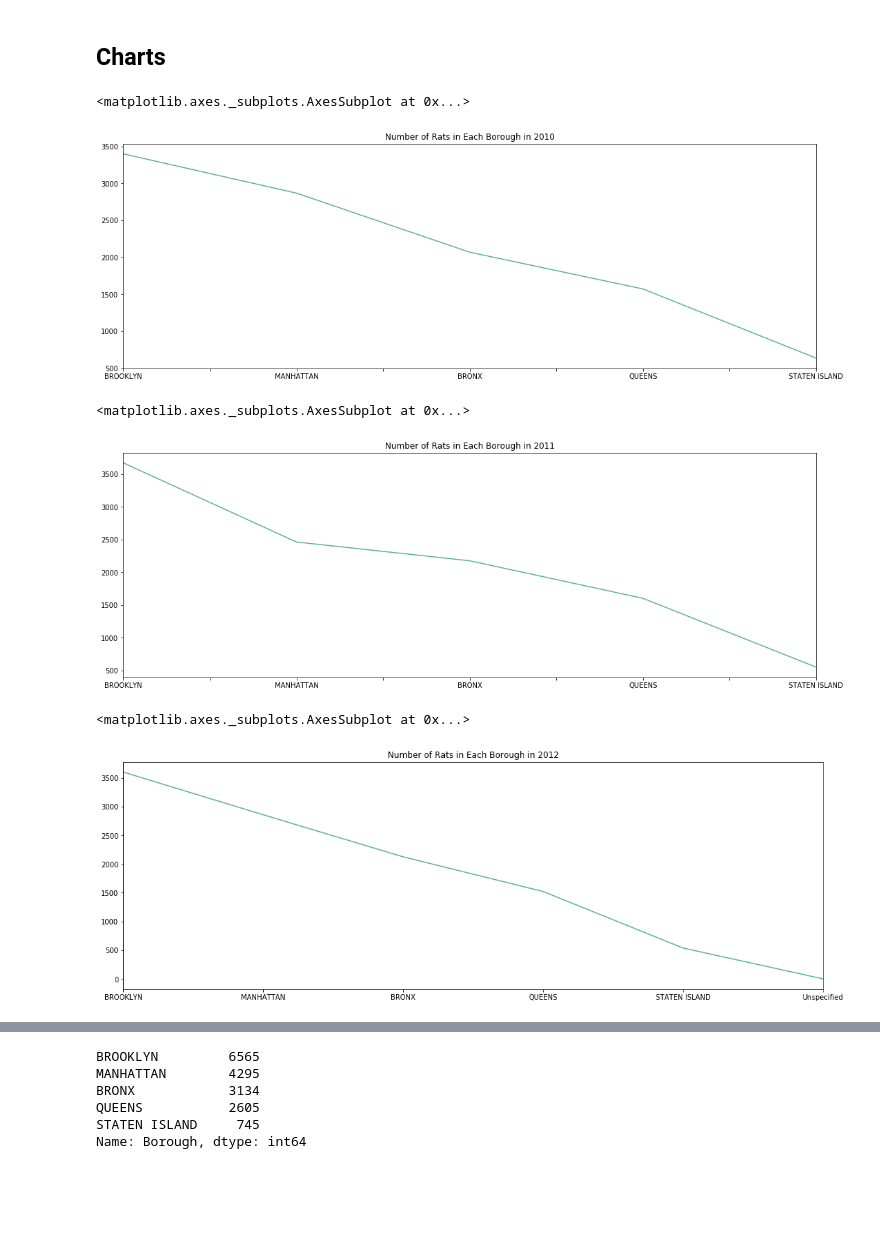
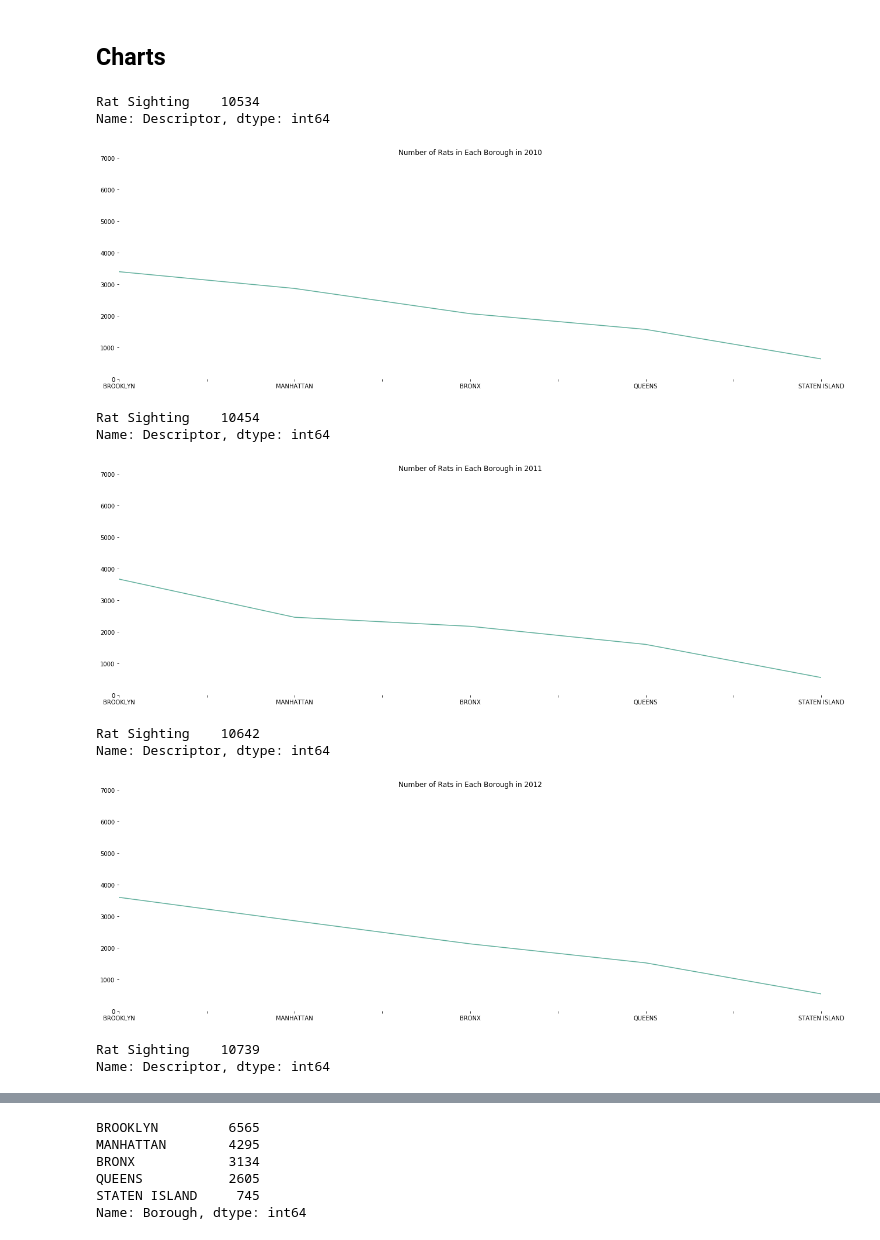
Before and after one commit to aow207/data-studio-projects, a Jupyter notebook: Rats/Rats.ipynb, the cells around one changed output, grey strips where cells are left out. Drawn from its saved outputs; the diff is of its cells as text; code cells hidden in the pictures; blank space fills up the shorter version.

```diff
--- a/Rats/Rats.ipynb
+++ b/Rats/Rats.ipynb
@@ -81,28 +81,68 @@ df_2015 = df[df['Year'] == 2015]
 df_2016 = df[df['Year'] == 2016]
 df_2017 = df[df['Year'] == 2017]
 df_2018 = df[df['Year'] == 2018]
+# %%
+df_2010.Descriptor.value_counts()
+# %% [output]
+Rat Sighting    10534
+Name: Descriptor, dtype: int64
 # %%
-df_2010.Borough.value_counts().plot(
+ax = df_2010.Borough.value_counts().plot(
            figsize=(18, 6),
            title="Number of Rats in Each Borough in 2010",
            color="#5EAE9B")
+for axis in ax.spines:
+    ax.spines[axis].set_visible(False)
+
+plt.ylim([0, 7000])
+
+plt.tight_layout()
+plt.savefig("2010.pdf")
 # %% [output]
-<matplotlib.axes._subplots.AxesSubplot at 0x...>
-[figure, old version]
+[figure, new version]
+# %%
+df_2011.Descriptor.value_counts()
+# %% [output]
+Rat Sighting    10454
+Name: Descriptor, dtype: int64
 # %%
-df_2011.Borough.value_counts().plot(
+ax = df_2011.Borough.value_counts().plot(
            figsize=(18, 6),
            title="Number of Rats in Each Borough in 2011",
            color="#5EAE9B")
+for axis in ax.spines:
+    ax.spines[axis].set_visible(False)
+
+plt.ylim([0, 7000])
+
+plt.tight_layout()
+plt.savefig("2011.pdf")
 # %% [output]
-<matplotlib.axes._subplots.AxesSubplot at 0x...>
-[figure, old version]
+[figure, new version]
+# %%
+df_2012.Descriptor.value_counts()
+# %% [output]
+Rat Sighting    10642
+Name: Descriptor, dtype: int64
+# %%
+df_2012 = df_2012[df_2012['Borough'] != 'Unspecified']
 # %%
-df_2012.Borough.value_counts().plot(
+ax = df_2012.Borough.value_counts().plot(
            figsize=(18, 6),
            title="Number of Rats in Each Borough in 2012",
            color="#5EAE9B")
+for axis in ax.spines:
+    ax.spines[axis].set_visible(False)
+
+plt.ylim([0, 7000])
+
+plt.tight_layout()
+plt.savefig("2012.pdf")
 # %% [output]
-<matplotlib.axes._subplots.AxesSubplot at 0x...>
-[figure, old version]
+[figure, new version]
+# %%
+df_2013.Descriptor.value_counts()
+# %% [output]
+Rat Sighting    10739
+Name: Descriptor, dtype: int64
 # %%
```
Also changed, not shown: parts of 11 cells of this notebook, 16 other files.
